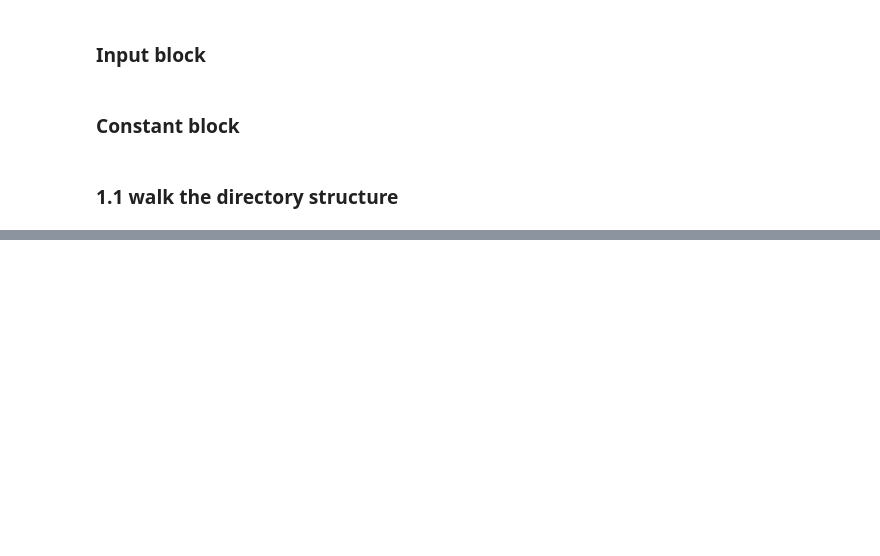
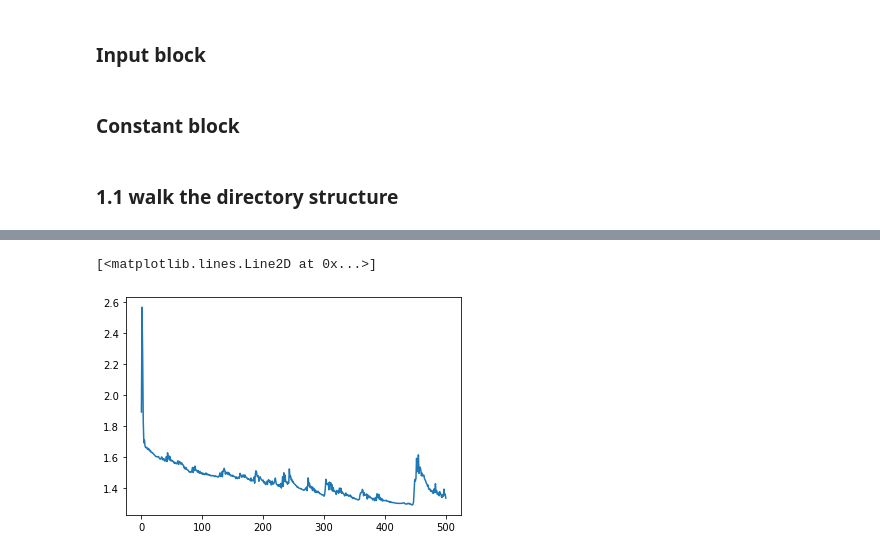
Before and after one commit to EvanSamaa/jali_sing, a Jupyter notebook: Vowel learning.ipynb, the cells around one changed output, grey strips where cells are left out. Saved outputs shown, nothing was run; the diff lists cells and outputs as text; code cells hidden in the pictures; blank space fills up the shorter version.

```diff
--- a/Vowel learning.ipynb
+++ b/Vowel learning.ipynb
@@ -223,0 +397,7 @@ print(str_content)
+# %%
+training_curve = np.load("C:/Users/evansamaa/Desktop/Dataset/overfit/train_accuracy_3.npy")
+# %%
+plt.plot(training_curve[:,0])
+# %% [output]
+[<matplotlib.lines.Line2D at 0x...>]
+[figure, added]
```
Also changed, not shown: parts of 20 cells of this notebook, 1 other file.
